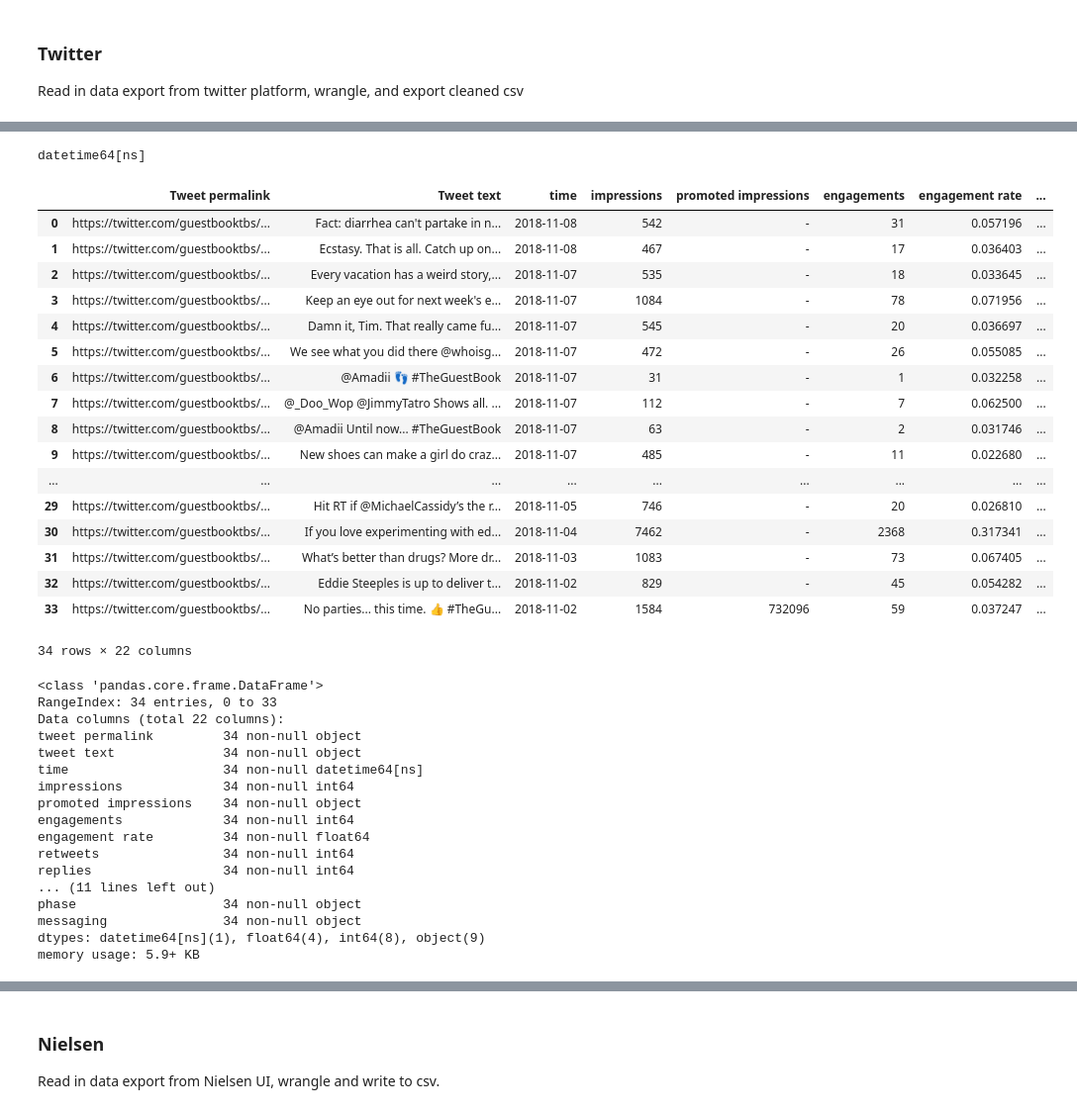
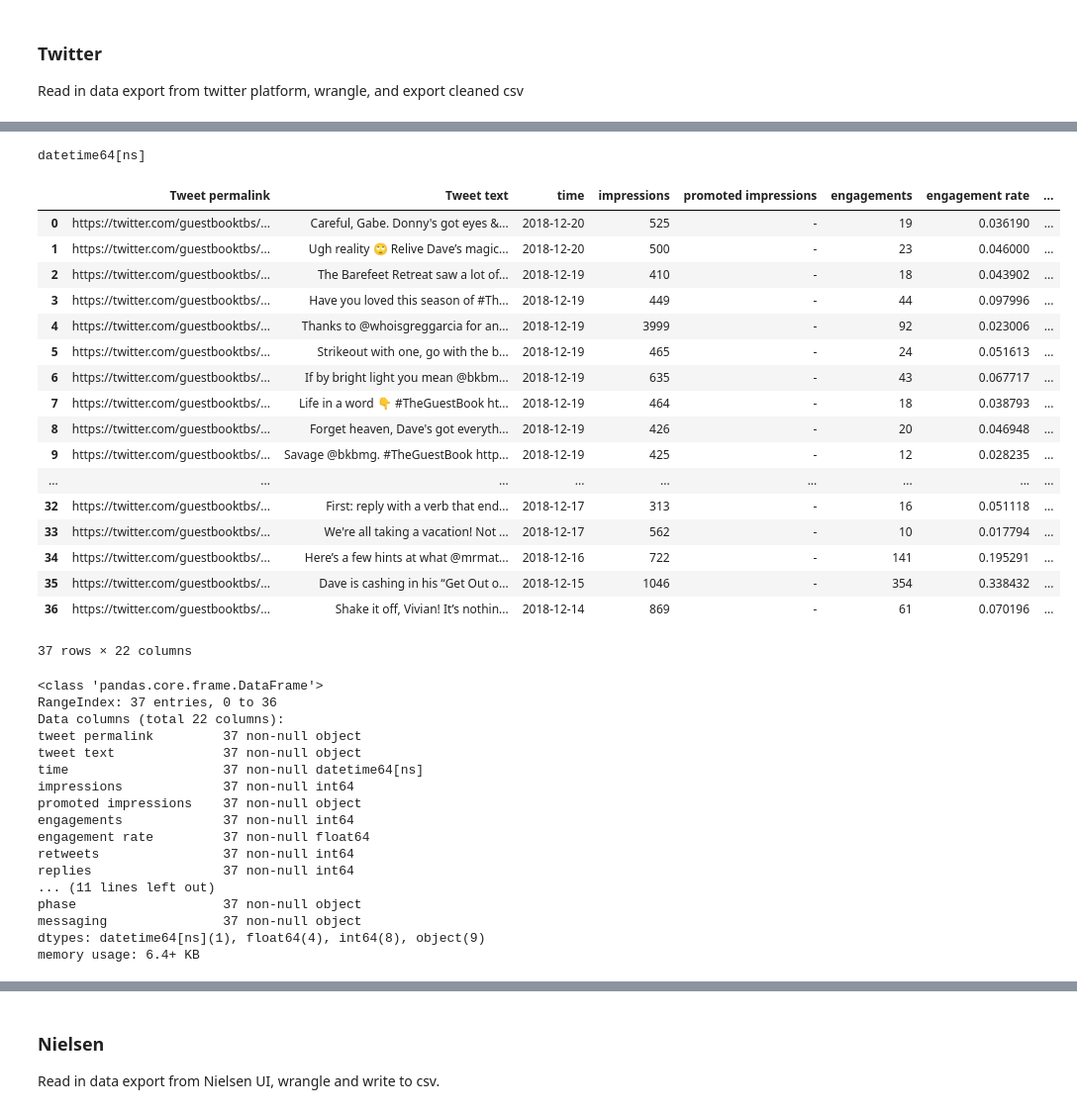
Before and after one commit to ccaddel/organicsocial_gb, a Jupyter notebook: GuestBook_Weekly.ipynb, the cells around one changed output, grey strips where cells are left out. Shown at 99% size. Cells and saved outputs as stored; diff of their text form; code cells hidden in the pictures.

```diff
--- a/GuestBook_Weekly.ipynb
+++ b/GuestBook_Weekly.ipynb
@@ -75,14 +75,14 @@ twitter['view rate'] = twitter['media views']/twitter['impressions']
 twitter['completion rate'] = twitter['media engagements']/twitter['impressions']
 
 # add 'episode' column assigning episode number: first 2 digits = season number, last 2 digits = episode number
-twitter['episode'] = '204'
+twitter['episode'] = '210'
 
 # convert 'date' column to datetime
 twitter['time'] = pd.to_datetime(twitter['time'])
 
-# create 'in-show' column - show aired on 11/6 10pm, so tweets between GMT (does NOT change for daylight savings)
-# 11/7 2AM - 7AM are "in-show"
-twitter['in-show'] = twitter['time'].map(lambda x: "in-show" if x >= pd.to_datetime(['2018-11-7 02:00:00']) and x <= pd.to_datetime(['2018-11-7 07:00:00']) else "not")
+# create 'in-show' column - show aired on 12/18 10:30pm, so tweets between GMT (does NOT change for daylight savings)
+# 12/19 2AM - 7AM are "in-show"
+twitter['in-show'] = twitter['time'].map(lambda x: "in-show" if x >= pd.to_datetime(['2018-12-19 02:00:00']) and x <= pd.to_datetime(['2018-12-19 07:00:00']) else "not")
 
 # create empty 'Votes' column
 twitter['votes'] = np.nan
@@ -116,61 +116,61 @@ None
 # %%
 twitter['time'] = twitter['time'].dt.normalize()
 print(twitter['time'].dtype)
 
 #Phase = pre-premiere/premiere week/premiere day/continuity/finale/off season
-twitter['phase'] = 'continuity'
+twitter['phase'] = 'finale'
 #twitter['time'].map(lambda x: "premiere day" if x == pd.to_datetime(['2018-10-23 00:00:00']) else "premiere week")
 
 twitter['messaging'] = twitter['Tweet text'].map(lambda x: "Premiere" if 'premiere' in x
                                                  else "Tuesday" if 'Tues' in x else "Tuesday" if 'Tuesday' in x
                                                  else "Tomorrow" if 'tomorrow' in x else "Tonight" if 'tonight' in x
                                                  else "Tonight" if 'TONIGHT' in x else "On Demand" if 'on demand' in x
                                                  else "Tomorrow" if 'Tomorrow' in x else "Tonight" if 'Tonight' in x
                                                  else "Tonight" if 'TONIGHT' in x else "TBS App" if 'TBS App' in x else "Evergreen")
 
 twitter
 # %% [output]
 datetime64[ns]
 |  | Tweet permalink | Tweet text | time | impressions | promoted impressions | engagements | engagement rate | ... |
-| 0 | https://twitter.com/guestbooktbs/... | Fact: diarrhea can't partake in n... | 2018-11-08 | 542 | - | 31 | 0.057196 | ... |
-| 1 | https://twitter.com/guestbooktbs/... | Ecstasy. That is all. Catch up on... | 2018-11-08 | 467 | - | 17 | 0.036403 | ... |
-| 2 | https://twitter.com/guestbooktbs/... | Every vacation has a weird story,... | 2018-11-07 | 535 | - | 18 | 0.033645 | ... |
-| 3 | https://twitter.com/guestbooktbs/... | Keep an eye out for next week's e... | 2018-11-07 | 1084 | - | 78 | 0.071956 | ... |
-| 4 | https://twitter.com/guestbooktbs/... | Damn it, Tim. That really came fu... | 2018-11-07 | 545 | - | 20 | 0.036697 | ... |
-| 5 | https://twitter.com/guestbooktbs/... | We see what you did there @whoisg... | 2018-11-07 | 472 | - | 26 | 0.055085 | ... |
-| 6 | https://twitter.com/guestbooktbs/... | @Amadii 👣 #TheGuestBook | 2018-11-07 | 31 | - | 1 | 0.032258 | ... |
-| 7 | https://twitter.com/guestbooktbs/... | @_Doo_Wop @JimmyTatro Shows all. ... | 2018-11-07 | 112 | - | 7 | 0.062500 | ... |
-| 8 | https://twitter.com/guestbooktbs/... | @Amadii Until now... #TheGuestBook | 2018-11-07 | 63 | - | 2 | 0.031746 | ... |
-| 9 | https://twitter.com/guestbooktbs/... | New shoes can make a girl do craz... | 2018-11-07 | 485 | - | 11 | 0.022680 | ... |
+| 0 | https://twitter.com/guestbooktbs/... | Careful, Gabe. Donny's got eyes &... | 2018-12-20 | 525 | - | 19 | 0.036190 | ... |
+| 1 | https://twitter.com/guestbooktbs/... | Ugh reality 🙄 Relive Dave’s magic... | 2018-12-20 | 500 | - | 23 | 0.046000 | ... |
+| 2 | https://twitter.com/guestbooktbs/... | The Barefeet Retreat saw a lot of... | 2018-12-19 | 410 | - | 18 | 0.043902 | ... |
+| 3 | https://twitter.com/guestbooktbs/... | Have you loved this season of #Th... | 2018-12-19 | 449 | - | 44 | 0.097996 | ... |
+| 4 | https://twitter.com/guestbooktbs/... | Thanks to @whoisgreggarcia for an... | 2018-12-19 | 3999 | - | 92 | 0.023006 | ... |
+| 5 | https://twitter.com/guestbooktbs/... | Strikeout with one, go with the b... | 2018-12-19 | 465 | - | 24 | 0.051613 | ... |
+| 6 | https://twitter.com/guestbooktbs/... | If by bright light you mean @bkbm... | 2018-12-19 | 635 | - | 43 | 0.067717 | ... |
+| 7 | https://twitter.com/guestbooktbs/... | Life in a word 👇 #TheGuestBook ht... | 2018-12-19 | 464 | - | 18 | 0.038793 | ... |
+| 8 | https://twitter.com/guestbooktbs/... | Forget heaven, Dave's got everyth... | 2018-12-19 | 426 | - | 20 | 0.046948 | ... |
+| 9 | https://twitter.com/guestbooktbs/... | Savage @bkbmg. #TheGuestBook http... | 2018-12-19 | 425 | - | 12 | 0.028235 | ... |
 | ... | ... | ... | ... | ... | ... | ... | ... | ... |
-| 29 | https://twitter.com/guestbooktbs/... | Hit RT if @MichaelCassidy’s the r... | 2018-11-05 | 746 | - | 20 | 0.026810 | ... |
-| 30 | https://twitter.com/guestbooktbs/... | If you love experimenting with ed... | 2018-11-04 | 7462 | - | 2368 | 0.317341 | ... |
-| 31 | https://twitter.com/guestbooktbs/... | What’s better than drugs? More dr... | 2018-11-03 | 1083 | - | 73 | 0.067405 | ... |
-| 32 | https://twitter.com/guestbooktbs/... | Eddie Steeples is up to deliver t... | 2018-11-02 | 829 | - | 45 | 0.054282 | ... |
-| 33 | https://twitter.com/guestbooktbs/... | No parties... this time. 👍 #TheGu... | 2018-11-02 | 1584 | 732096 | 59 | 0.037247 | ... |
+| 32 | https://twitter.com/guestbooktbs/... | First: reply with a verb that end... | 2018-12-17 | 313 | - | 16 | 0.051118 | ... |
+| 33 | https://twitter.com/guestbooktbs/... | We're all taking a vacation! Not ... | 2018-12-17 | 562 | - | 10 | 0.017794 | ... |
+| 34 | https://twitter.com/guestbooktbs/... | Here’s a few hints at what @mrmat... | 2018-12-16 | 722 | - | 141 | 0.195291 | ... |
+| 35 | https://twitter.com/guestbooktbs/... | Dave is cashing in his “Get Out o... | 2018-12-15 | 1046 | - | 354 | 0.338432 | ... |
+| 36 | https://twitter.com/guestbooktbs/... | Shake it off, Vivian! It’s nothin... | 2018-12-14 | 869 | - | 61 | 0.070196 | ... |
-34 rows × 22 columns
+37 rows × 22 columns
 # %%
 #standardize column names i.e. make all lowercase
 twitter.columns = map(str.lower, twitter.columns)
 twitter.info()
 # %% [output]
 <class 'pandas.core.frame.DataFrame'>
-RangeIndex: 34 entries, 0 to 33
+RangeIndex: 37 entries, 0 to 36
 Data columns (total 22 columns):
-tweet permalink         34 non-null object
-tweet text              34 non-null object
-time                    34 non-null datetime64[ns]
-impressions             34 non-null int64
-promoted impressions    34 non-null object
-engagements             34 non-null int64
-engagement rate         34 non-null float64
-retweets                34 non-null int64
-replies                 34 non-null int64
+tweet permalink         37 non-null object
+tweet text              37 non-null object
+time                    37 non-null datetime64[ns]
+impressions             37 non-null int64
+promoted impressions    37 non-null object
+engagements             37 non-null int64
+engagement rate         37 non-null float64
+retweets                37 non-null int64
+replies                 37 non-null int64
 ... (11 lines left out)
-phase                   34 non-null object
-messaging               34 non-null object
+phase                   37 non-null object
+messaging               37 non-null object
 dtypes: datetime64[ns](1), float64(4), int64(8), object(9)
-memory usage: 5.9+ KB
+memory usage: 6.4+ KB
 # %%
 #reorder columns
 twitter = twitter[['post type', 'tweet permalink', 'tweet text', 'episode', 'time', 'in-show', 'impressions','promoted impressions',
```
Also changed, not shown: parts of 24 cells of this notebook.
